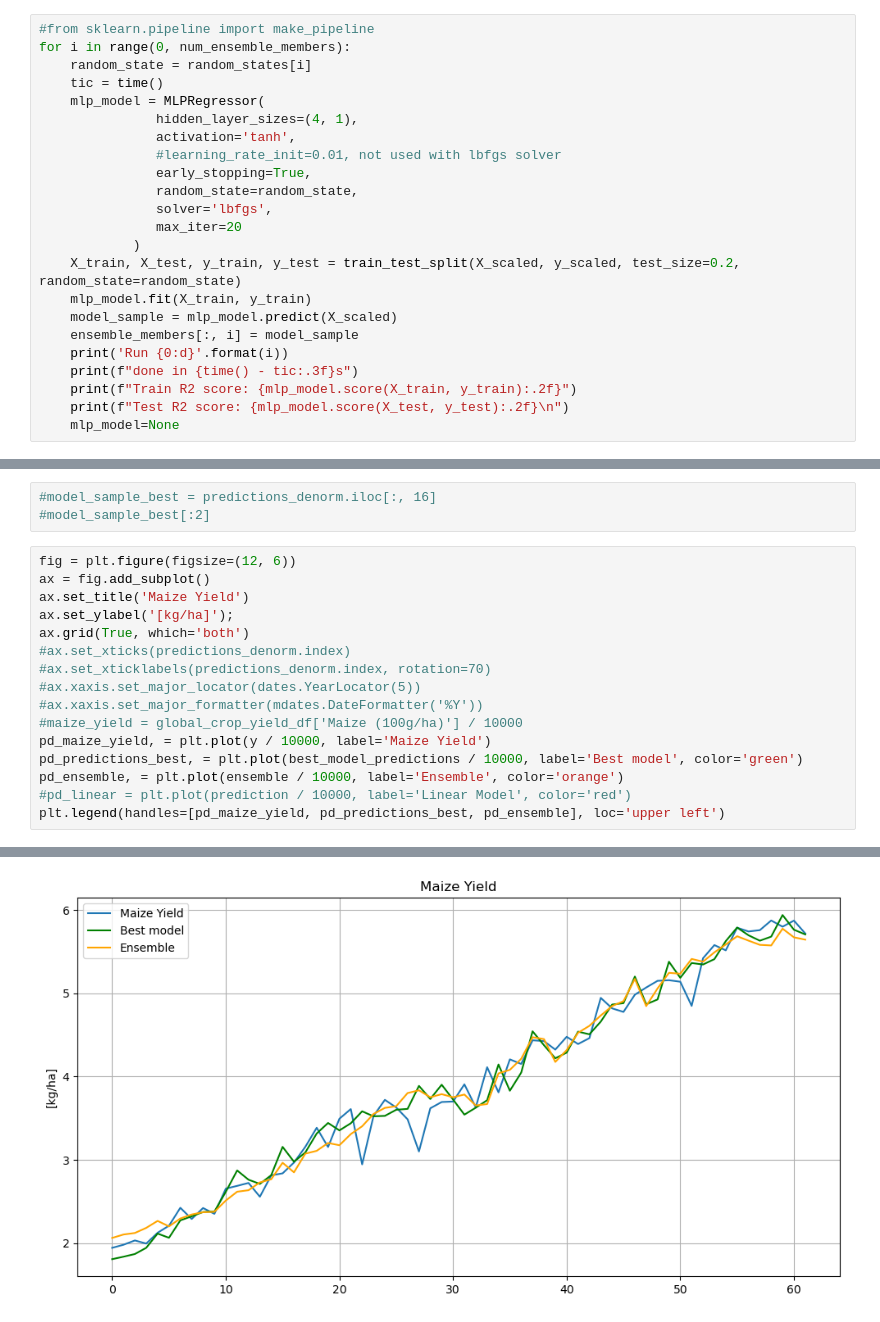
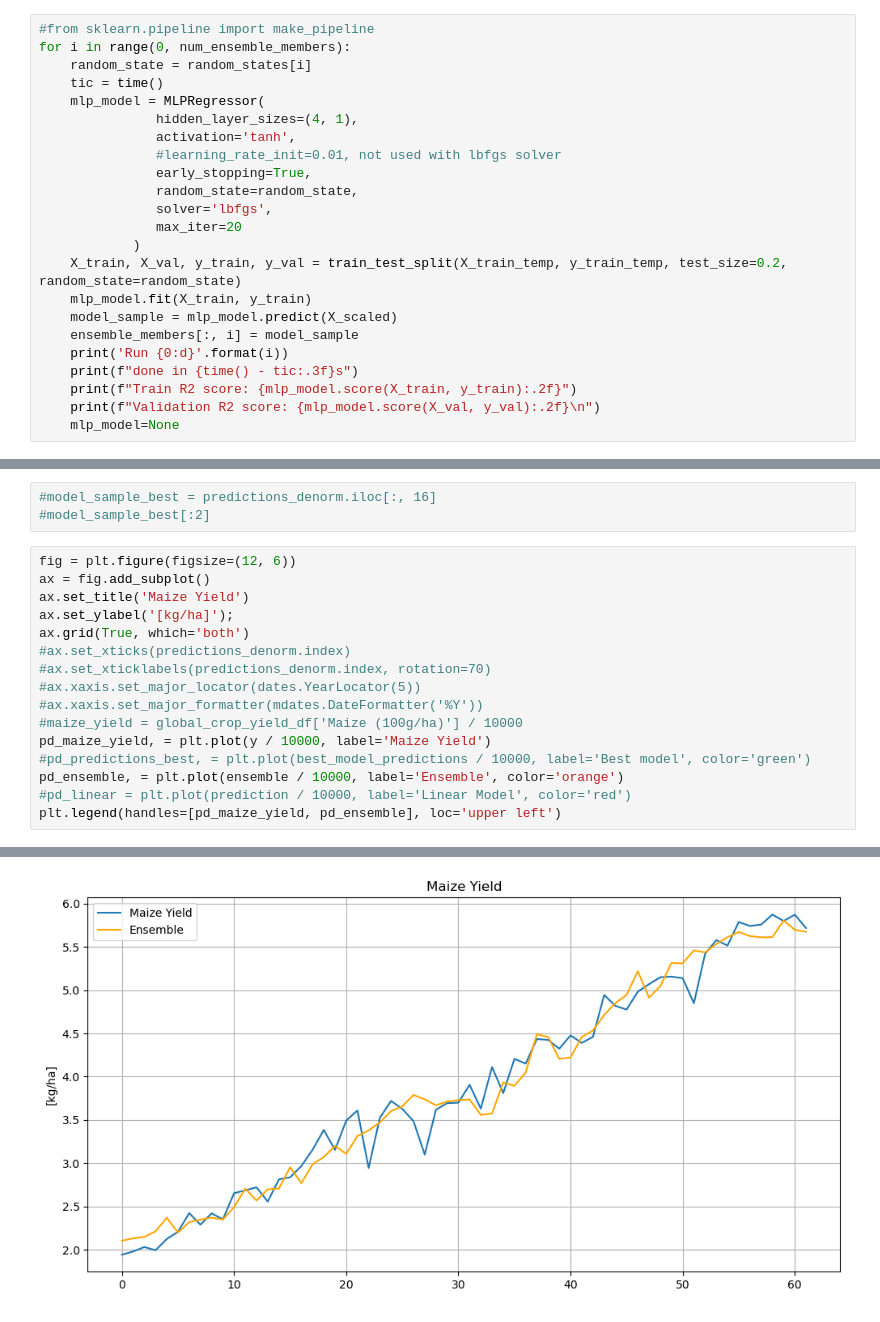
Before and after one commit to luigiselmi/climate, a Jupyter notebook: iia/fao/faostat_global_model.ipynb, the cells around one changed output, grey strips where cells are left out. Drawn from its saved outputs; the diff is of its cells as text.

Commit message:
model update

```diff
--- a/iia/fao/faostat_global_model.ipynb
+++ b/iia/fao/faostat_global_model.ipynb
@@ -166,14 +166,14 @@ for i in range(0, num_ensemble_members):
                solver='lbfgs',
                max_iter=20
             )
-    X_train, X_test, y_train, y_test = train_test_split(X_scaled, y_scaled, test_size=0.2, random_state=random_state)
+    X_train, X_val, y_train, y_val = train_test_split(X_train_temp, y_train_temp, test_size=0.2, random_state=random_state)
     mlp_model.fit(X_train, y_train)
     model_sample = mlp_model.predict(X_scaled)
     ensemble_members[:, i] = model_sample
     print('Run {0:d}'.format(i))
     print(f"done in {time() - tic:.3f}s")
     print(f"Train R2 score: {mlp_model.score(X_train, y_train):.2f}")
-    print(f"Test R2 score: {mlp_model.score(X_test, y_test):.2f}\n")
+    print(f"Validation R2 score: {mlp_model.score(X_val, y_val):.2f}\n")
     mlp_model=None
 # %% [output]
 Run 0
@@ -273,19 +252,19 @@ best_model_predictions = prediction[:, 1]
 # %%
 fig = plt.figure(figsize=(12, 6))
 ax = fig.add_subplot()
 ax.set_title('Maize Yield')
 ax.set_ylabel('[kg/ha]');
 ax.grid(True, which='both')
 #ax.set_xticks(predictions_denorm.index)
 #ax.set_xticklabels(predictions_denorm.index, rotation=70)
 #ax.xaxis.set_major_locator(dates.YearLocator(5))
 #ax.xaxis.set_major_formatter(mdates.DateFormatter('%Y'))
 #maize_yield = global_crop_yield_df['Maize (100g/ha)'] / 10000
 pd_maize_yield, = plt.plot(y / 10000, label='Maize Yield')
-pd_predictions_best, = plt.plot(best_model_predictions / 10000, label='Best model', color='green')
+#pd_predictions_best, = plt.plot(best_model_predictions / 10000, label='Best model', color='green')
 pd_ensemble, = plt.plot(ensemble / 10000, label='Ensemble', color='orange')
 #pd_linear = plt.plot(prediction / 10000, label='Linear Model', color='red')
-plt.legend(handles=[pd_maize_yield, pd_predictions_best, pd_ensemble], loc='upper left')
+plt.legend(handles=[pd_maize_yield, pd_ensemble], loc='upper left')
 # %% [output]
 <matplotlib.legend.Legend at 0x...>
-[figure, old version]
+[figure, new version]
```
Also changed, not shown: parts of 4 cells of this notebook, 2 other files.
